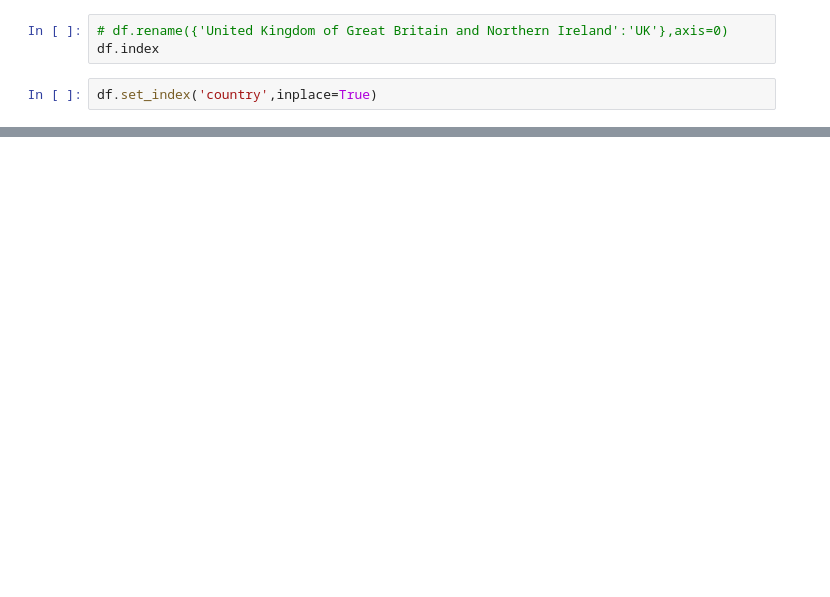
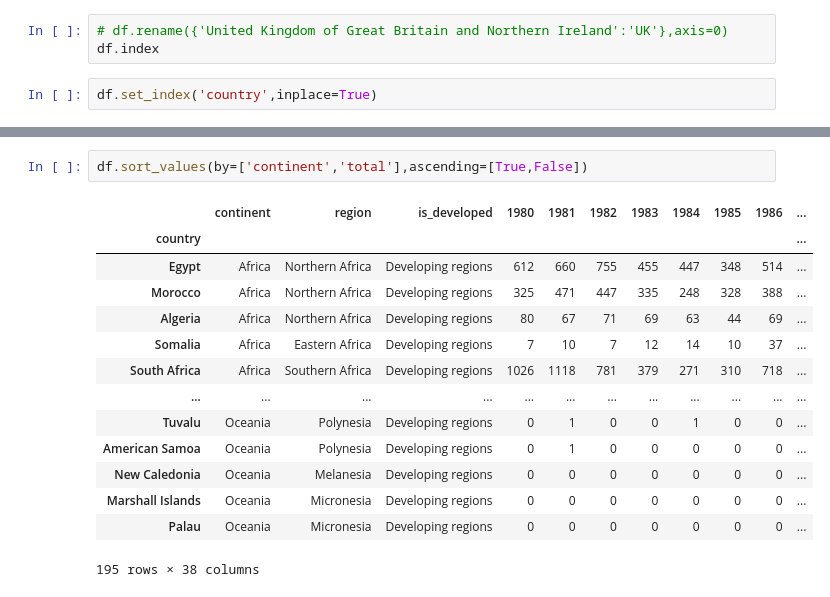
Before and after one commit to digipodium/2022JANPYDS330MTTF, a Jupyter notebook: analysis/analysis.ipynb, the cells around one changed output, grey strips where cells are left out. Drawn from its saved outputs; the diff is of its cells as text; blank space fills up the shorter version.

```diff
--- a/analysis/analysis.ipynb
+++ b/analysis/analysis.ipynb
@@ -124,0 +167,17 @@ df.loc[['India','China'],years].T.plot()
+# %%
+df.sort_values(by=['continent','total'],ascending=[True,False])
+# %% [output]
+|  | continent | region | is_developed | 1980 | 1981 | 1982 | 1983 | 1984 | 1985 | 1986 | ... |
+| country |  |  |  |  |  |  |  |  |  |  | ... |
+| Egypt | Africa | Northern Africa | Developing regions | 612 | 660 | 755 | 455 | 447 | 348 | 514 | ... |
+| Morocco | Africa | Northern Africa | Developing regions | 325 | 471 | 447 | 335 | 248 | 328 | 388 | ... |
+| Algeria | Africa | Northern Africa | Developing regions | 80 | 67 | 71 | 69 | 63 | 44 | 69 | ... |
+| Somalia | Africa | Eastern Africa | Developing regions | 7 | 10 | 7 | 12 | 14 | 10 | 37 | ... |
+| South Africa | Africa | Southern Africa | Developing regions | 1026 | 1118 | 781 | 379 | 271 | 310 | 718 | ... |
+| ... | ... | ... | ... | ... | ... | ... | ... | ... | ... | ... | ... |
+| Tuvalu | Oceania | Polynesia | Developing regions | 0 | 1 | 0 | 0 | 1 | 0 | 0 | ... |
+| American Samoa | Oceania | Polynesia | Developing regions | 0 | 1 | 0 | 0 | 0 | 0 | 0 | ... |
+| New Caledonia | Oceania | Melanesia | Developing regions | 0 | 0 | 0 | 0 | 0 | 0 | 0 | ... |
+| Marshall Islands | Oceania | Micronesia | Developing regions | 0 | 0 | 0 | 0 | 0 | 0 | 0 | ... |
+| Palau | Oceania | Micronesia | Developing regions | 0 | 0 | 0 | 0 | 0 | 0 | 0 | ... |
+195 rows × 38 columns
```
Also changed, not shown: parts of 17 cells of this notebook, 2 other files.
